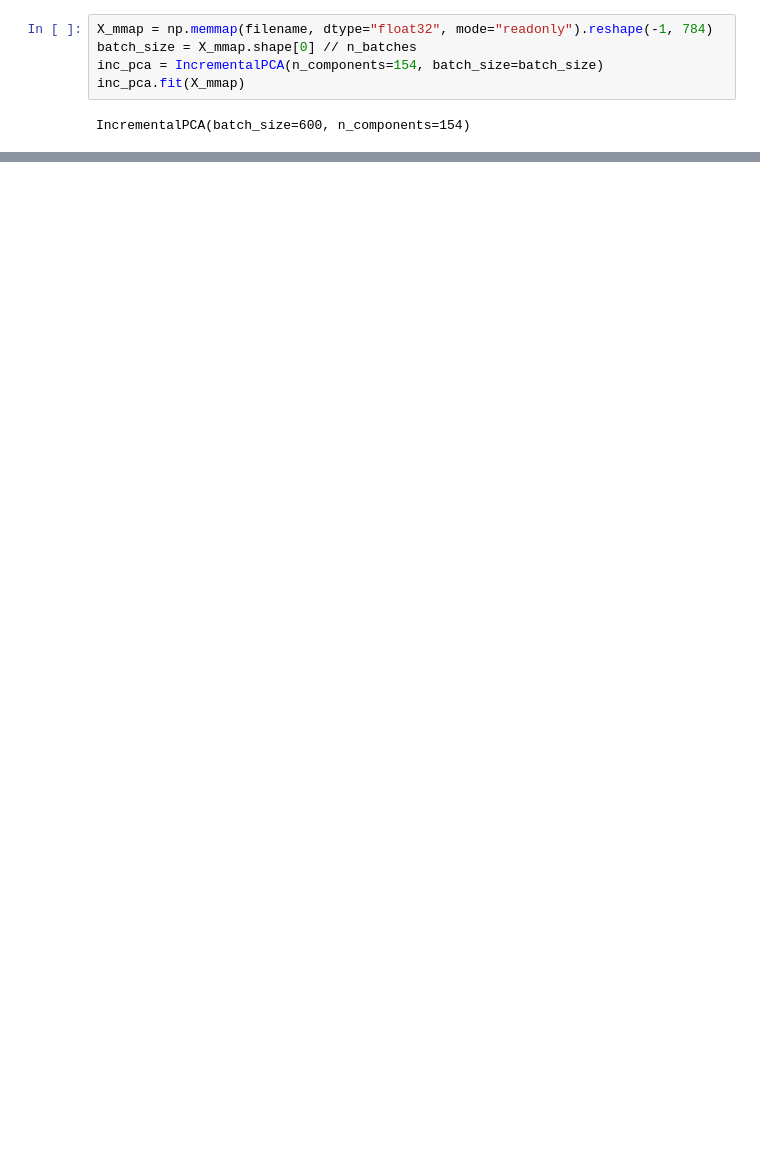
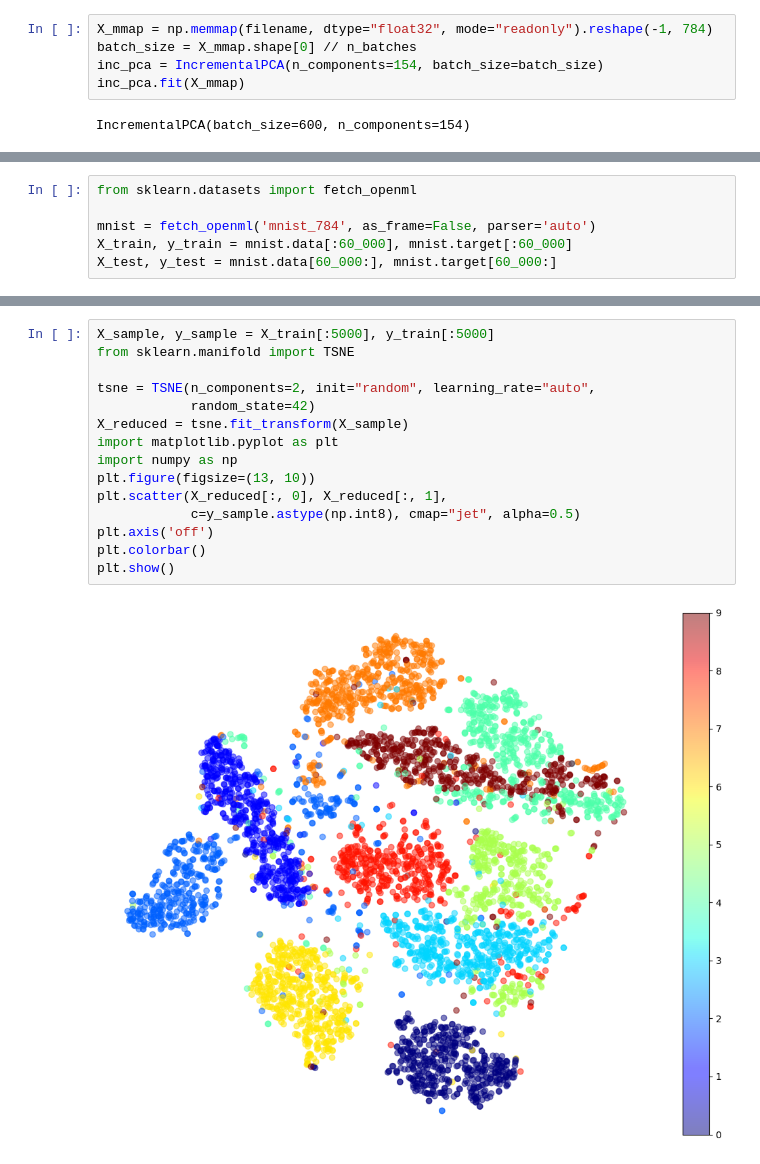
Before and after one commit to fire-long/24-1AI-ML, a Jupyter notebook: W12.ipynb, the cells around one changed output, grey strips where cells are left out. Drawn from its saved outputs; the diff is of its cells as text; blank space fills up the shorter version.

```diff
--- a/W12.ipynb
+++ b/W12.ipynb
@@ -119,0 +186,6 @@ IncrementalPCA(batch_size=600, n_components=154)
+# %%
+from sklearn.datasets import fetch_openml
+
+mnist = fetch_openml('mnist_784', as_frame=False, parser='auto')
+X_train, y_train = mnist.data[:60_000], mnist.target[:60_000]
+X_test, y_test = mnist.data[60_000:], mnist.target[60_000:]
@@ -119,0 +257,17 @@ IncrementalPCA(batch_size=600, n_components=154)
+# %%
+X_sample, y_sample = X_train[:5000], y_train[:5000]
+from sklearn.manifold import TSNE
+
+tsne = TSNE(n_components=2, init="random", learning_rate="auto",
+            random_state=42)
+X_reduced = tsne.fit_transform(X_sample)
+import matplotlib.pyplot as plt
+import numpy as np
+plt.figure(figsize=(13, 10))
+plt.scatter(X_reduced[:, 0], X_reduced[:, 1],
+            c=y_sample.astype(np.int8), cmap="jet", alpha=0.5)
+plt.axis('off')
+plt.colorbar()
+plt.show()
+# %% [output]
+[figure, added]
```
Also changed, not shown: parts of 29 cells of this notebook.
